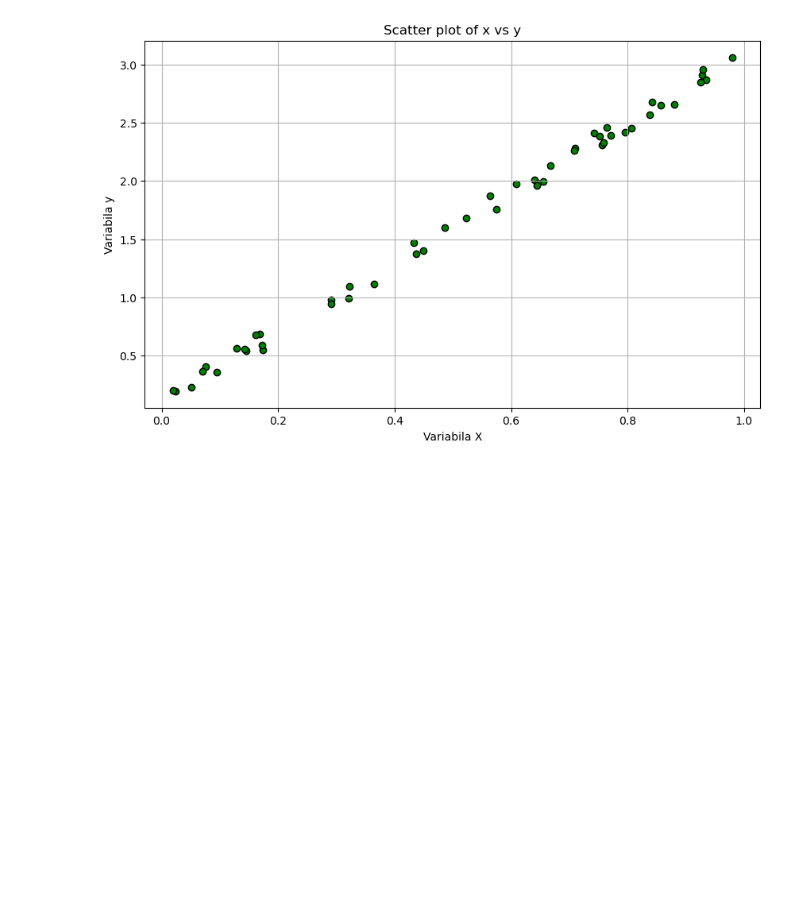
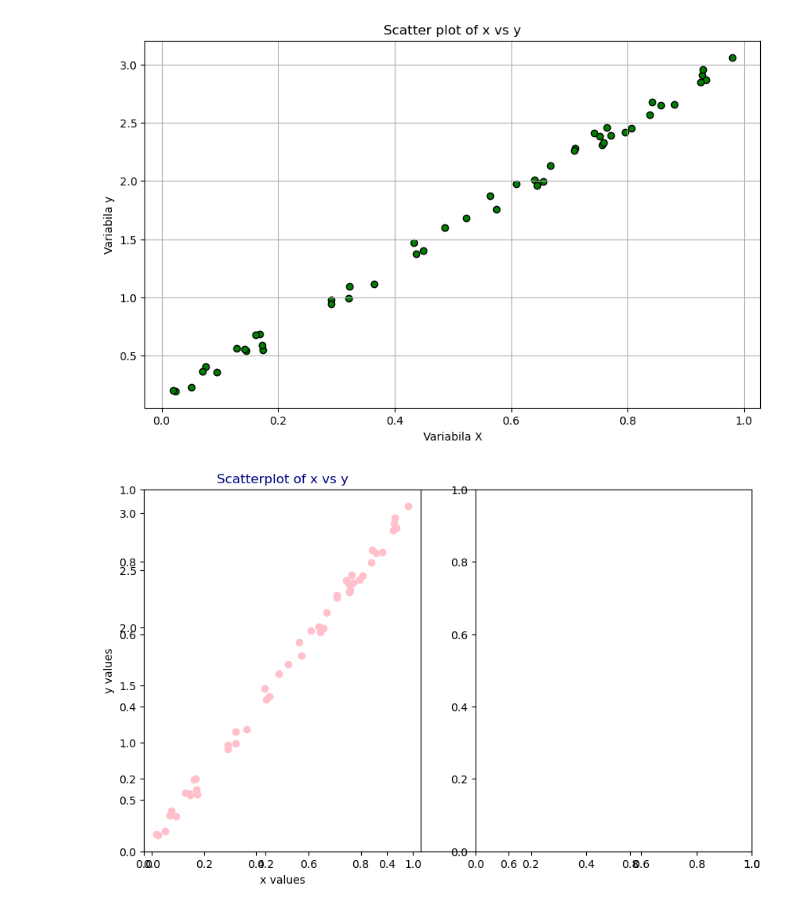
Before and after one commit to srvalex/DSAD-seminar, a Jupyter notebook: Seminar 3 DSAD.ipynb, the cells around one changed output. Drawn from its saved outputs; the diff is of its cells as text; code cells hidden in the pictures; blank space fills up the shorter version.

```diff
--- a/Seminar 3 DSAD.ipynb
+++ b/Seminar 3 DSAD.ipynb
@@ -134,3 +134,17 @@ plt.grid(True)
 plt.show() # Trebuie apelata dupa toate modificarile
 # %% [output]
 [figure]
+# %%
+#optiunea a 2 a
+fig = plt.figure(figsize=(10,6))
+ax = fig.add_subplot(1,1,1) #parametrii: nr randuri, nr coloane, nr indecsi
+ax1 = fig.add_subplot(1,2,1)
+ax2 = fig.add_subplot(1,2,2)
+
+ax1.set_title("Scatterplot of x vs y", fontdict={'fontsize':12,'color':'navy'})
+ax1.set_xlabel("x values")
+ax1.set_ylabel("y values")
+ax1.scatter(x,y,color='pink',marker="o",edgecolors=None)
+plt.show()
+# %% [output]
+[figure, added]
```
Also changed, not shown: parts of 2 cells of this notebook.
